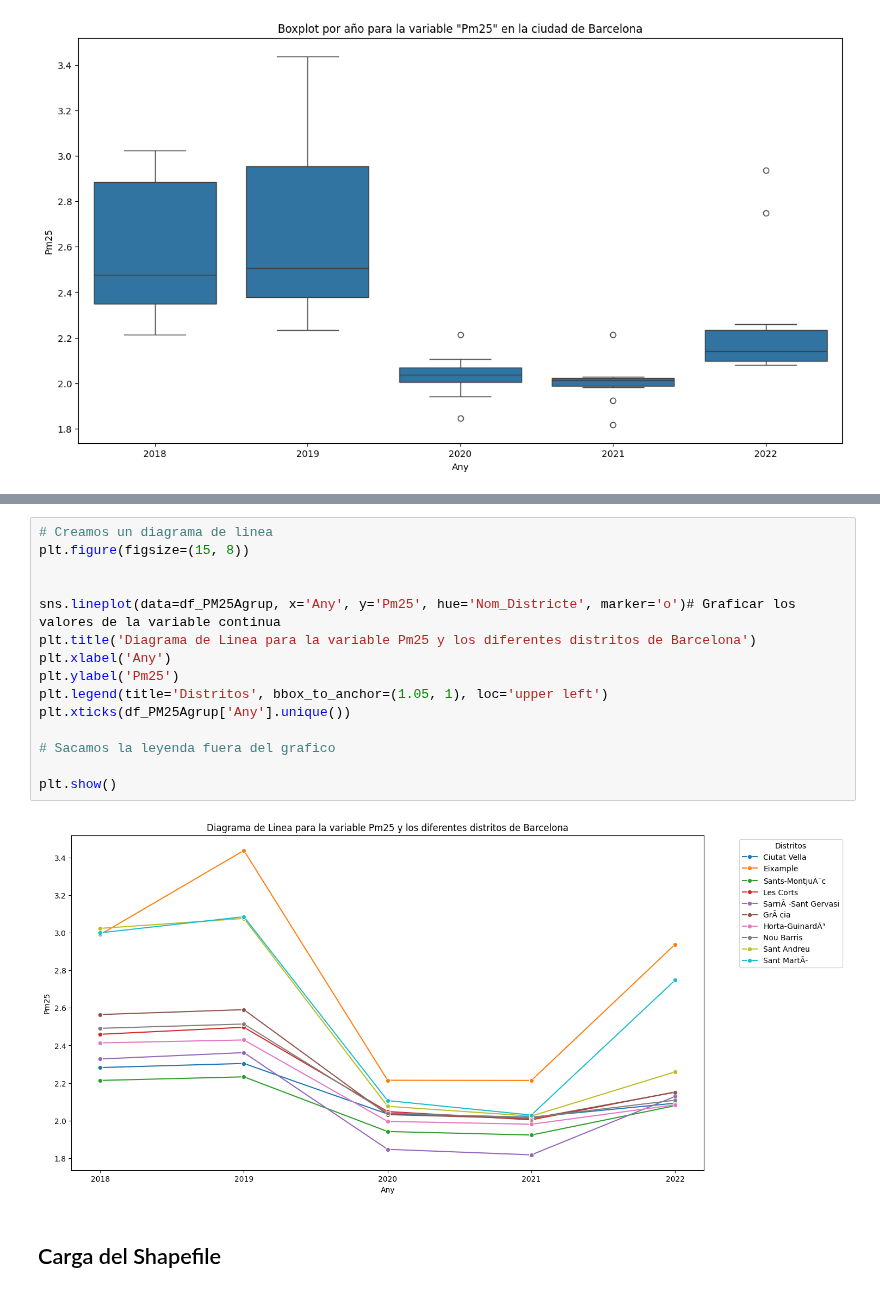
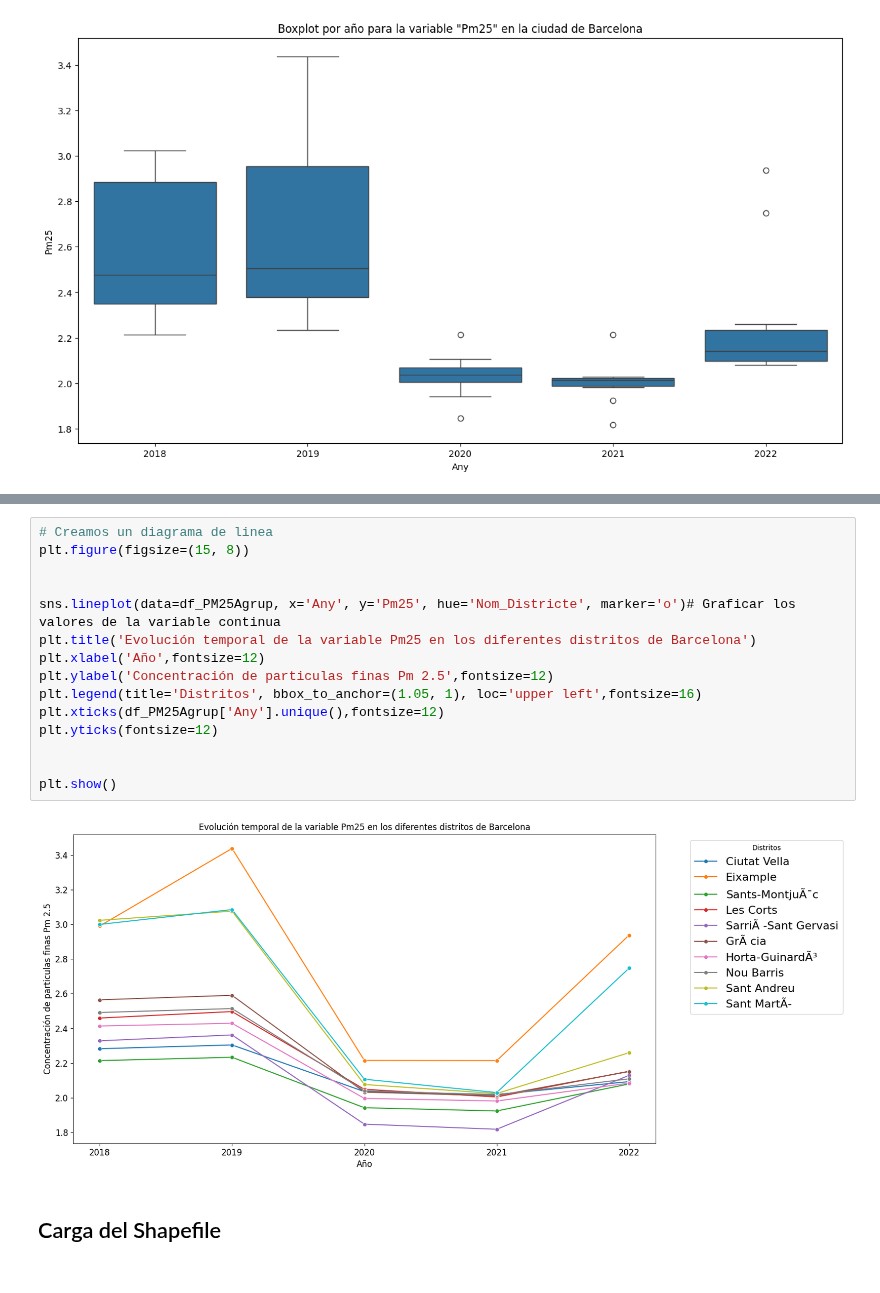
Before and after one commit to dmunozbe/TFM_DataScience, a Jupyter notebook: CargaDatos/NB_PM2_5.ipynb, the cells around one changed output, grey strips where cells are left out. Cells and saved outputs as stored; diff of their text form.

```diff
--- a/CargaDatos/NB_PM2_5.ipynb
+++ b/CargaDatos/NB_PM2_5.ipynb
@@ -315,20 +315,20 @@ plt.show()
 # %%
 # Creamos un diagrama de linea
 plt.figure(figsize=(15, 8))
 
 
 sns.lineplot(data=df_PM25Agrup, x='Any', y='Pm25', hue='Nom_Districte', marker='o')# Graficar los valores de la variable continua
-plt.title('Diagrama de Linea para la variable Pm25 y los diferentes distritos de Barcelona')
-plt.xlabel('Any')
-plt.ylabel('Pm25')
-plt.legend(title='Distritos', bbox_to_anchor=(1.05, 1), loc='upper left')
-plt.xticks(df_PM25Agrup['Any'].unique())
+plt.title('Evolución temporal de la variable Pm25 en los diferentes distritos de Barcelona')
+plt.xlabel('Año',fontsize=12)
+plt.ylabel('Concentración de particulas finas Pm 2.5',fontsize=12)
+plt.legend(title='Distritos', bbox_to_anchor=(1.05, 1), loc='upper left',fontsize=16)
+plt.xticks(df_PM25Agrup['Any'].unique(),fontsize=12)
+plt.yticks(fontsize=12)
 
-# Sacamos la leyenda fuera del grafico
 
 plt.show()
 # %% [output]
-[figure, old version]
+[figure, new version]
 # %% [markdown]
 ## Carga del Shapefile
 # %% [markdown]
```
Also changed, not shown: parts of 2 cells of this notebook.
